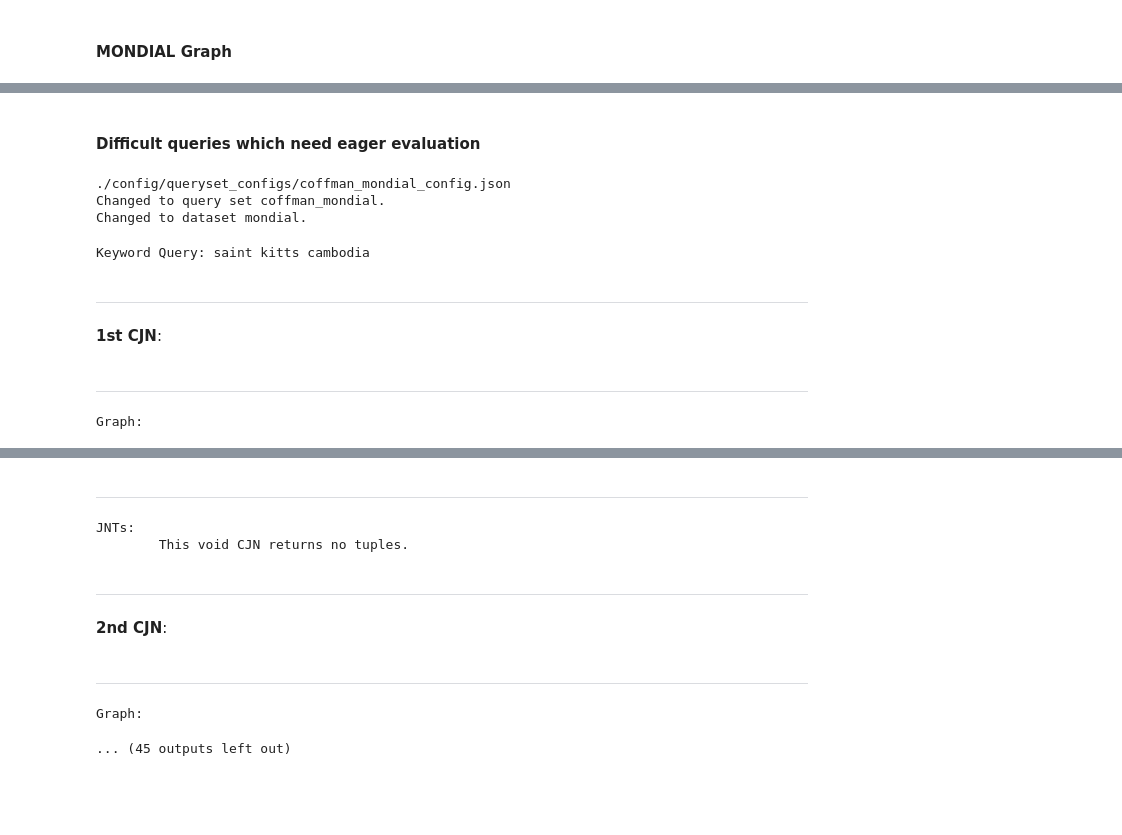
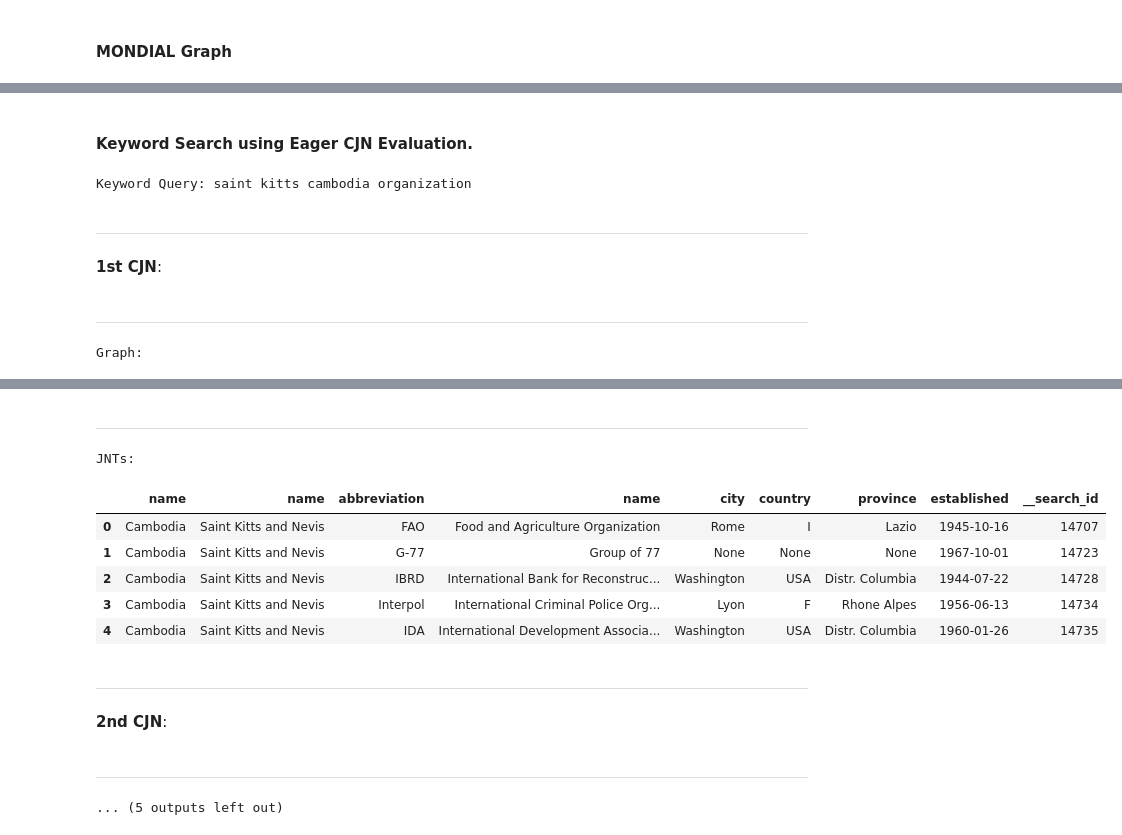
Before and after one commit to pr3martins/PyLatheDB, a Jupyter notebook: demo/PyLatheDB_DEMO.ipynb, the cells around one changed output, grey strips where cells are left out. Drawn from its saved outputs; the diff is of its cells as text; code cells hidden in the pictures; blank space fills up the shorter version.

```diff
--- a/demo/PyLatheDB_DEMO.ipynb
+++ b/demo/PyLatheDB_DEMO.ipynb
@@ -336,0 +345,5 @@ Graph:
+# %%
+lathe.max_qm_size = 3
+lathe.max_cjn_size = 5
+lathe.topk_cns = 10
+lathe.configuration = (5,1,0)
@@ -357,27 +370,24 @@ JNTs:
-# %% [markdown]
-#### Difficult queries which need eager evaluation
-# %%
-lathe.change_queryset(2)
-lathe.load_indexes()
-# %% [output]
-./config/queryset_configs/coffman_mondial_config.json
-Changed to query set coffman_mondial.
-Changed to dataset mondial.
+# %% [markdown]
+#### Keyword Search using Eager CJN Evaluation.
 # %%
-results = lathe.keyword_search('saint kitts cambodia',configuration = (5,5,0))
+results = lathe.keyword_search('saint kitts cambodia organization',configuration = (5,1,9))
 results.cjns(text=False,sql=False)
 # %% [output]
-Keyword Query: saint kitts cambodia
+Keyword Query: saint kitts cambodia organization
 ---
 **1st CJN**:
 ---
 Graph:
 [drawing not drawn]
 ---
 JNTs:
-        This void CJN returns no tuples.
+|  | name | name | abbreviation | name | city | country | province | established | __search_id |
+| 0 | Cambodia | Saint Kitts and Nevis | FAO | Food and Agriculture Organization | Rome | I | Lazio | 1945-10-16 | 14707 |
+| 1 | Cambodia | Saint Kitts and Nevis | G-77 | Group of 77 | None | None | None | 1967-10-01 | 14723 |
+| 2 | Cambodia | Saint Kitts and Nevis | IBRD | International Bank for Reconstruc... | Washington | USA | Distr. Columbia | 1944-07-22 | 14728 |
+| 3 | Cambodia | Saint Kitts and Nevis | Interpol | International Criminal Police Org... | Lyon | F | Rhone Alpes | 1956-06-13 | 14734 |
+| 4 | Cambodia | Saint Kitts and Nevis | IDA | International Development Associa... | Washington | USA | Distr. Columbia | 1960-01-26 | 14735 |
 ---
 **2nd CJN**:
 ---
-Graph:
+... (5 outputs left out)
-... (45 outputs left out)
```
Also changed, not shown: parts of 33 cells of this notebook.
